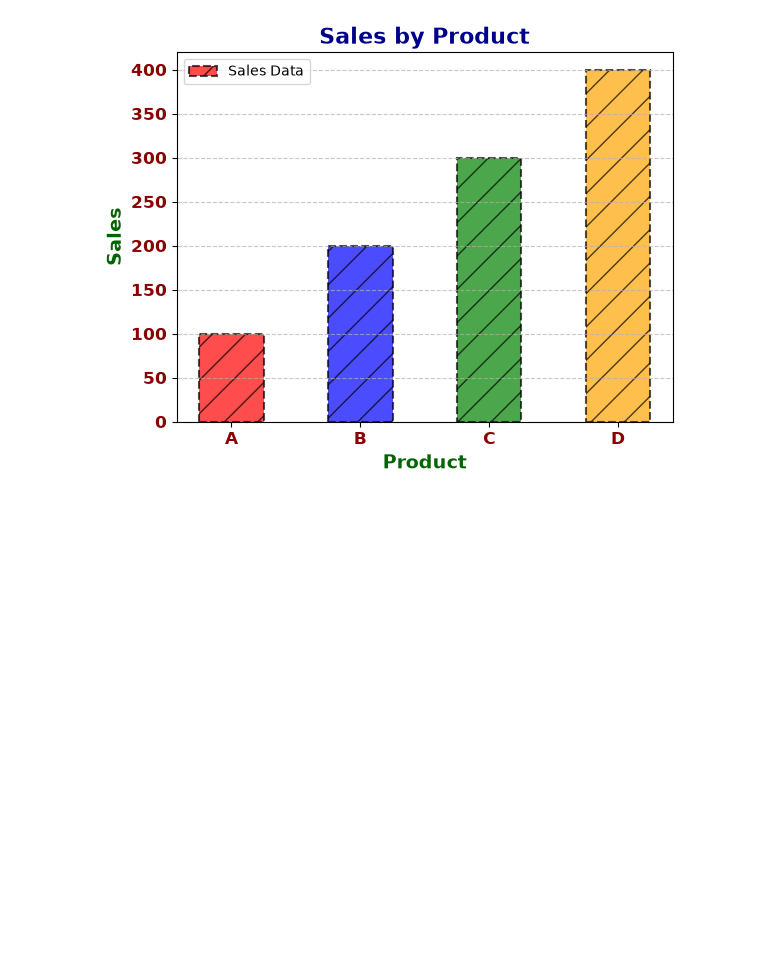
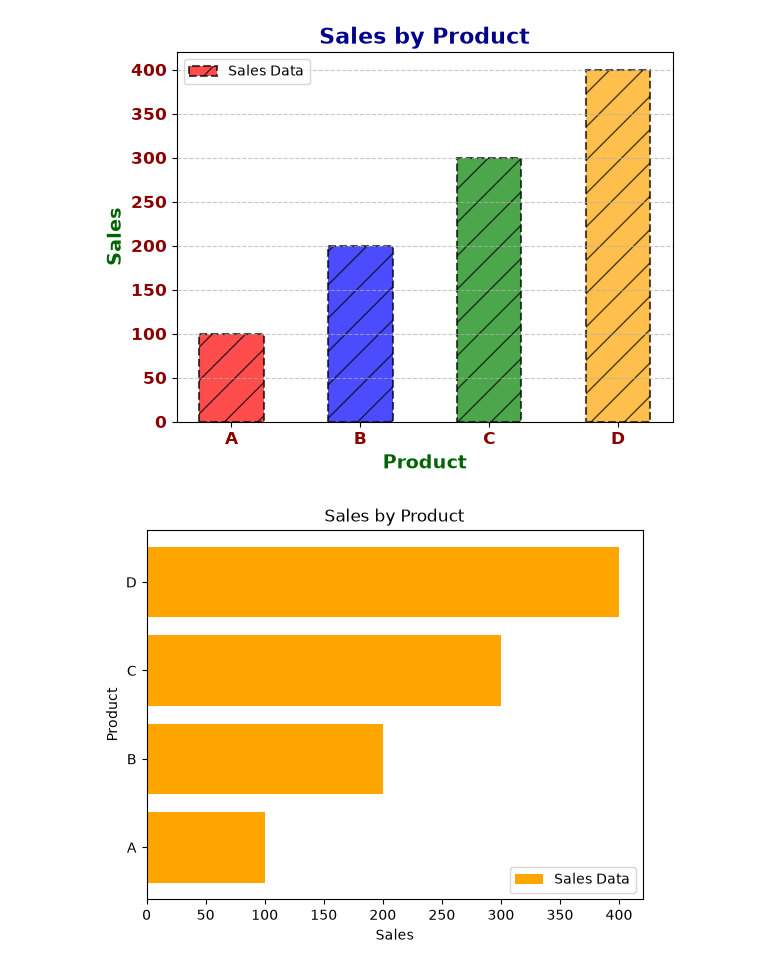
Before and after one commit to MYounus-Codes/learning-complete-machine-learning-from-sctrach, a Jupyter notebook: 04_data_libraries/03_matplotlib/charts.ipynb, the cells around one changed output. Saved outputs shown, nothing was run; the diff lists cells and outputs as text; code cells hidden in the pictures; blank space fills up the shorter version.

Commit message:
bar: barh added

```diff
--- a/04_data_libraries/03_matplotlib/charts.ipynb
+++ b/04_data_libraries/03_matplotlib/charts.ipynb
@@ -22,3 +34,13 @@ plt.legend()
 plt.show()
 # %% [output]
 [figure]
+# %%
+# Plotting Horizontal Bar Chart
+plt.barh(product, sales, color='orange', label='Sales Data')
+plt.title('Sales by Product')
+plt.xlabel('Sales')
+plt.ylabel('Product')
+plt.legend()
+plt.show()
+# %% [output]
+[figure, added]
```
Also changed, not shown: parts of 1 cell of this notebook.
